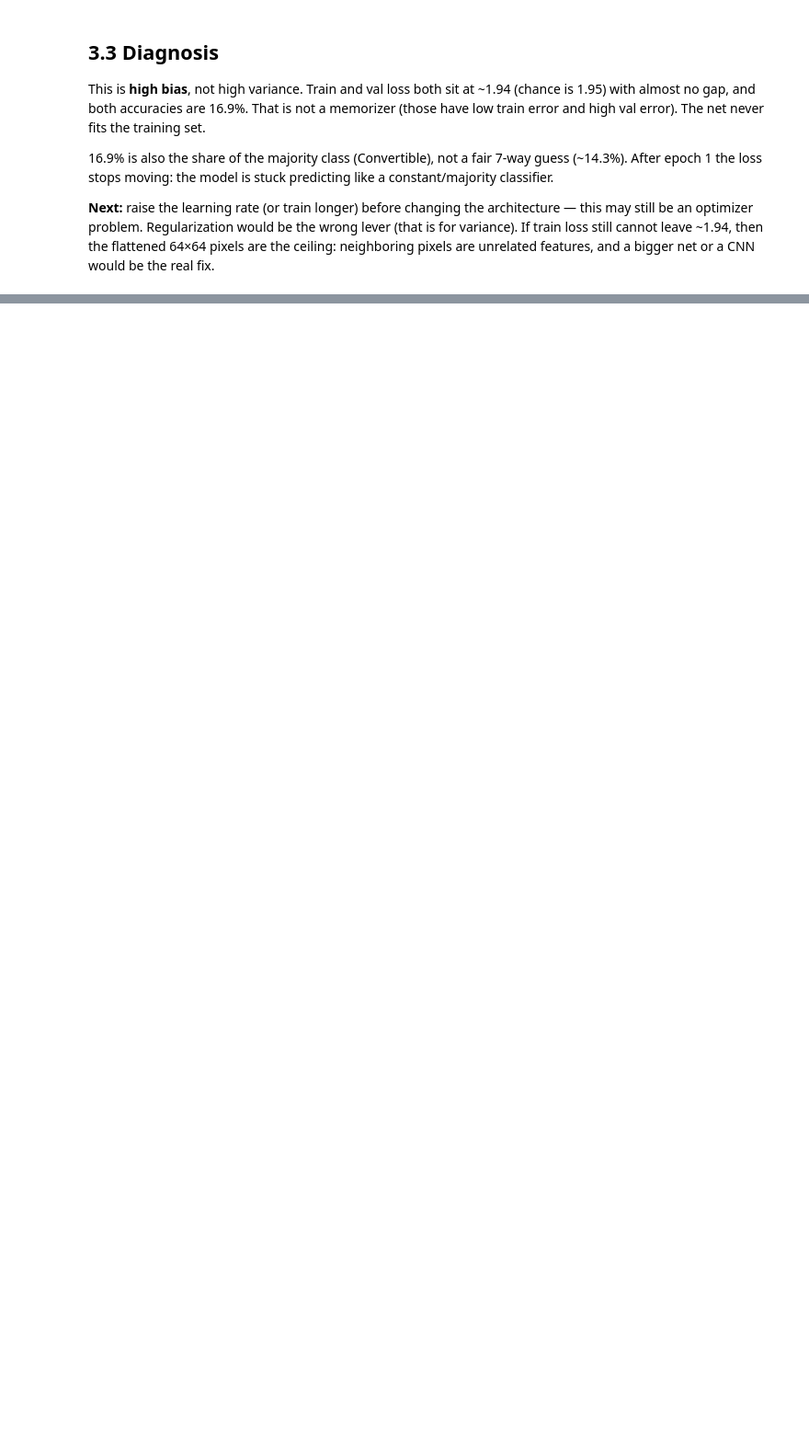
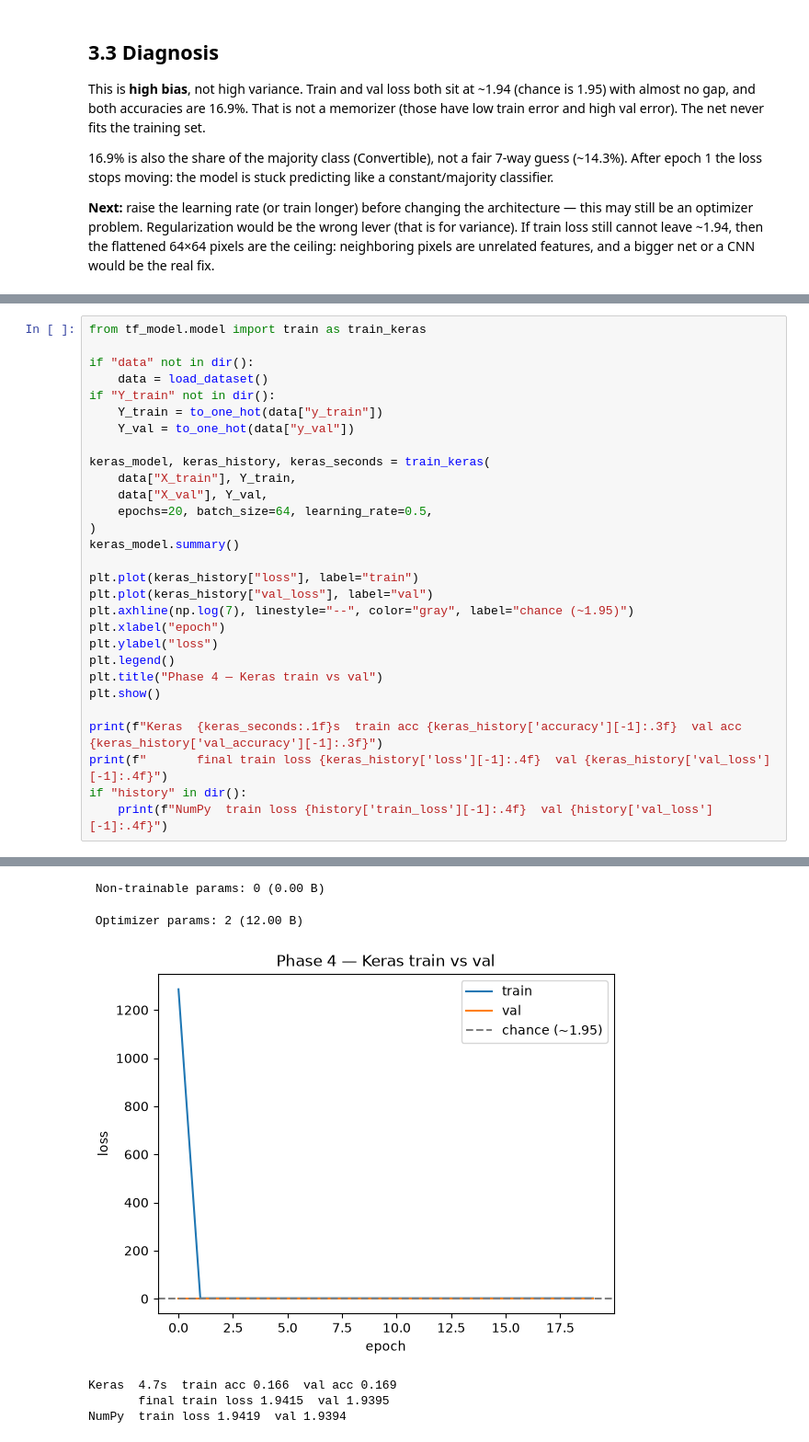
Before and after one commit to notlokii/CarClassifier_ModelZoo, a Jupyter notebook: car_classifier_model_zoo.ipynb, the cells around one changed output, grey strips where cells are left out. Shown at 92% size. Saved outputs shown, nothing was run; the diff lists cells and outputs as text; blank space fills up the shorter version.

Commit message:
implemented two functions to train and plot my tensorflow model

```diff
--- a/car_classifier_model_zoo.ipynb
+++ b/car_classifier_model_zoo.ipynb
@@ -103,0 +154,30 @@ This is **high bias**, not high variance. Train and val loss both sit at ~1.94 (
+# %%
+from tf_model.model import train as train_keras
+
+if "data" not in dir():
+    data = load_dataset()
+if "Y_train" not in dir():
+    Y_train = to_one_hot(data["y_train"])
+    Y_val = to_one_hot(data["y_val"])
+
+keras_model, keras_history, keras_seconds = train_keras(
+    data["X_train"], Y_train,
+    data["X_val"], Y_val,
+    epochs=20, batch_size=64, learning_rate=0.5,
+)
+keras_model.summary()
+
+plt.plot(keras_history["loss"], label="train")
+plt.plot(keras_history["val_loss"], label="val")
+plt.axhline(np.log(7), linestyle="--", color="gray", label="chance (~1.95)")
+plt.xlabel("epoch")
+plt.ylabel("loss")
+plt.legend()
+plt.title("Phase 4 — Keras train vs val")
+plt.show()
+
+print(f"Keras  {keras_seconds:.1f}s  train acc {keras_history['accuracy'][-1]:.3f}  val acc {keras_history['val_accuracy'][-1]:.3f}")
+print(f"       final train loss {keras_history['loss'][-1]:.4f}  val {keras_history['val_loss'][-1]:.4f}")
+if "history" in dir():
+    print(f"NumPy  train loss {history['train_loss'][-1]:.4f}  val {history['val_loss'][-1]:.4f}")
+# %% [output]
@@ -103,0 +213,6 @@ This is **high bias**, not high variance. Train and val loss both sit at ~1.94 (
+ Non-trainable params: 0 (0.00 B)
+ Optimizer params: 2 (12.00 B)
+[figure, added]
+Keras  4.7s  train acc 0.166  val acc 0.169
+       final train loss 1.9415  val 1.9395
+NumPy  train loss 1.9419  val 1.9394
```
Also changed, not shown: parts of 8 cells of this notebook, 2 other files.
